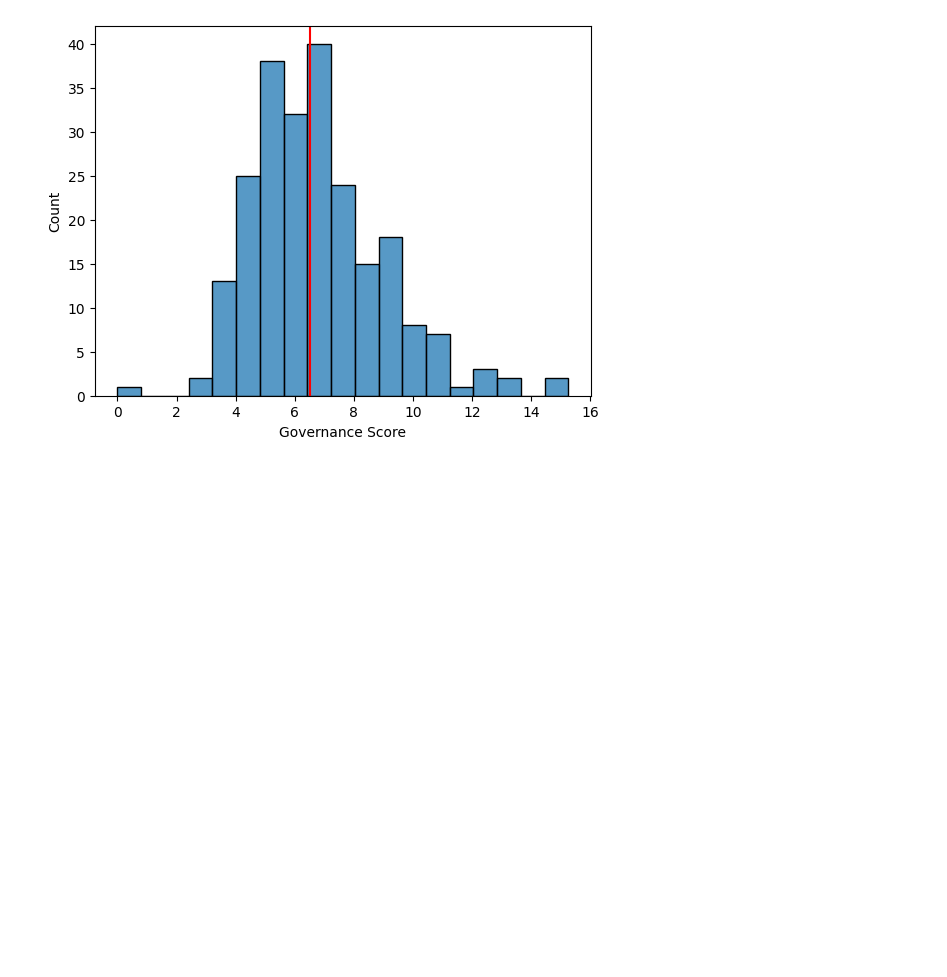
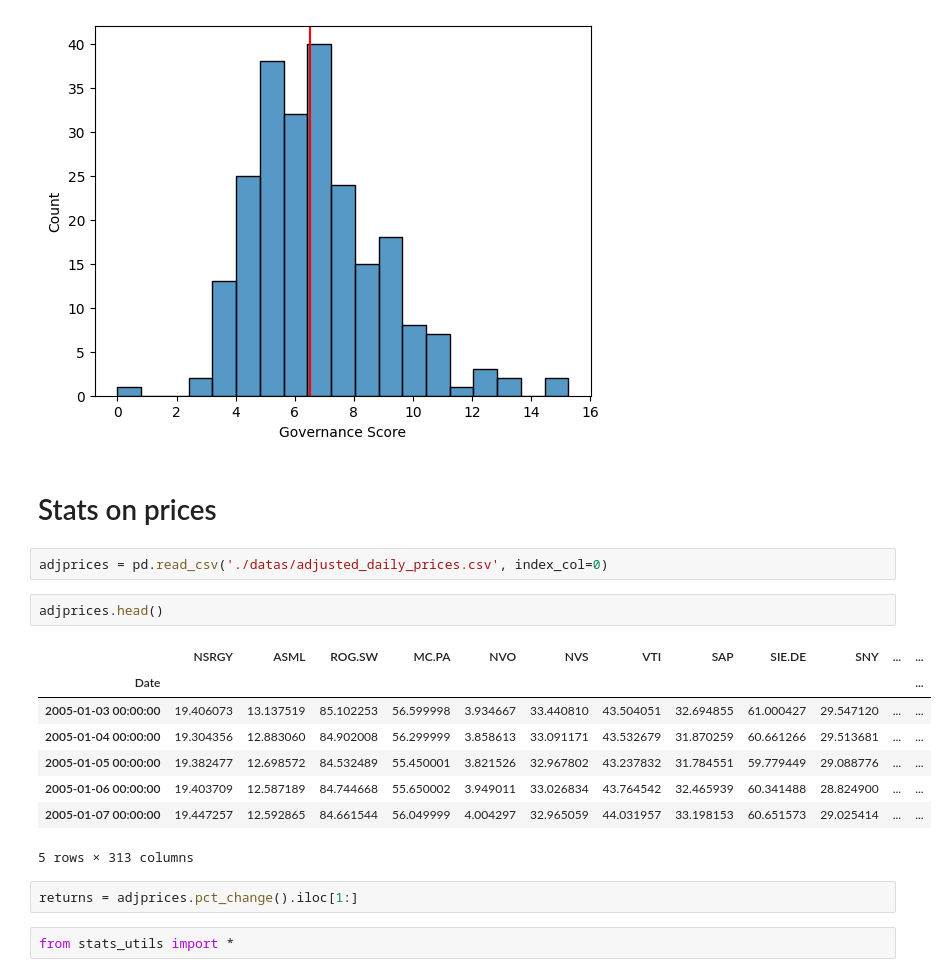
Before and after one commit to bashog/Portfolio-Construction, a Jupyter notebook: explore_datas.ipynb, the cells around one changed output. Saved outputs shown, nothing was run; the diff lists cells and outputs as text; blank space fills up the shorter version.

```diff
--- a/explore_datas.ipynb
+++ b/explore_datas.ipynb
@@ -231,3 +231,22 @@ plt.axvline(newmsci['Governance Score'].median(), color='red')
 plt.show()
 # %% [output]
 [figure]
+# %% [markdown]
+# Stats on prices
+# %%
+adjprices = pd.read_csv('./datas/adjusted_daily_prices.csv', index_col=0)
+# %%
+adjprices.head()
+# %% [output]
+|  | NSRGY | ASML | ROG.SW | MC.PA | NVO | NVS | VTI | SAP | SIE.DE | SNY | ... | ... |
+| Date |  |  |  |  |  |  |  |  |  |  |  | ... |
+| 2005-01-03 00:00:00 | 19.406073 | 13.137519 | 85.102253 | 56.599998 | 3.934667 | 33.440810 | 43.504051 | 32.694855 | 61.000427 | 29.547120 | ... | ... |
+| 2005-01-04 00:00:00 | 19.304356 | 12.883060 | 84.902008 | 56.299999 | 3.858613 | 33.091171 | 43.532679 | 31.870259 | 60.661266 | 29.513681 | ... | ... |
+| 2005-01-05 00:00:00 | 19.382477 | 12.698572 | 84.532489 | 55.450001 | 3.821526 | 32.967802 | 43.237832 | 31.784551 | 59.779449 | 29.088776 | ... | ... |
+| 2005-01-06 00:00:00 | 19.403709 | 12.587189 | 84.744668 | 55.650002 | 3.949011 | 33.026834 | 43.764542 | 32.465939 | 60.341488 | 28.824900 | ... | ... |
+| 2005-01-07 00:00:00 | 19.447257 | 12.592865 | 84.661544 | 56.049999 | 4.004297 | 32.965059 | 44.031957 | 33.198153 | 60.651573 | 29.025414 | ... | ... |
+5 rows × 313 columns
+# %%
+returns = adjprices.pct_change().iloc[1:]
+# %%
+from stats_utils import *
```
Also changed, not shown: parts of 3 cells of this notebook, 2 other files.
